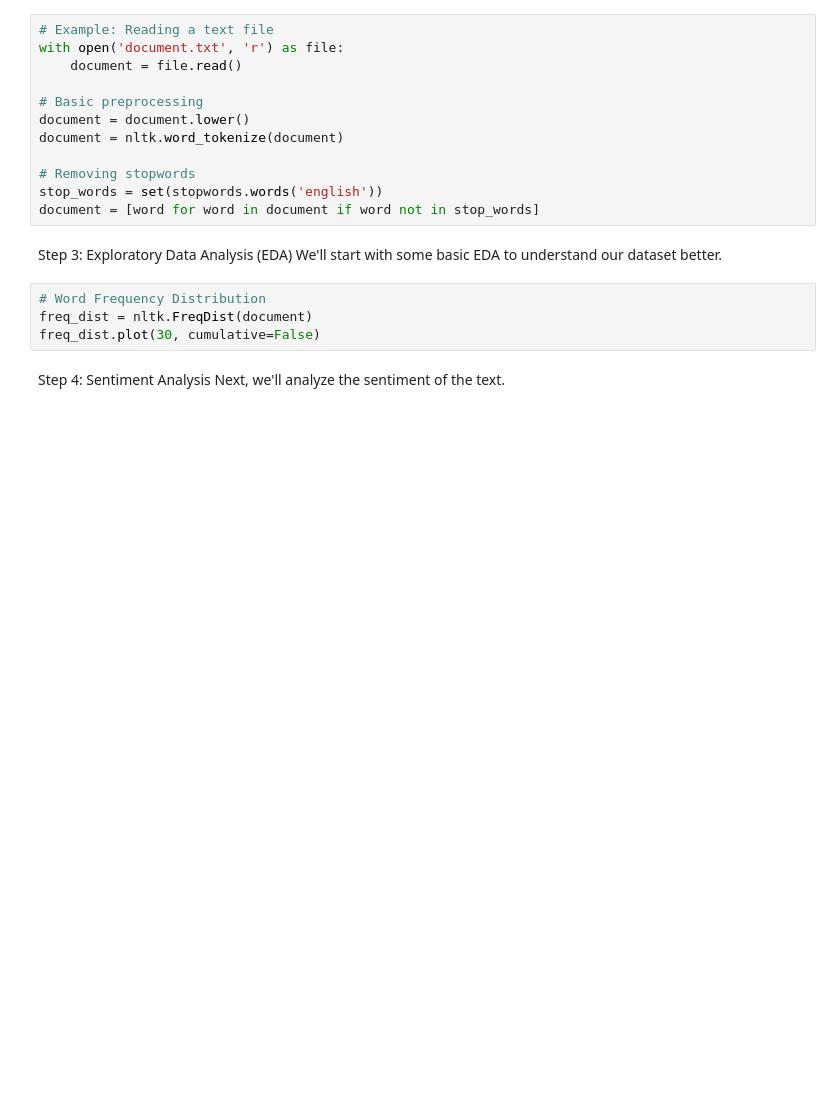
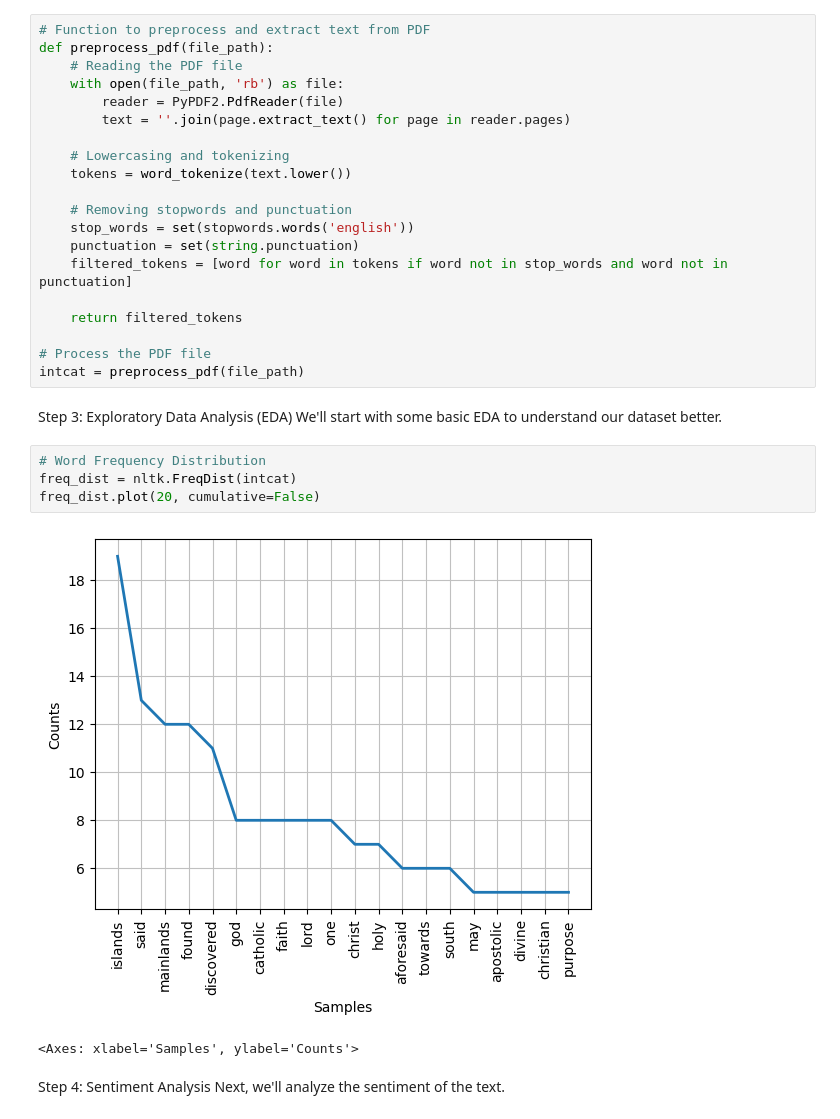
Before and after one commit to jbloewencolon/Analyzing-The-Doctrine-of-Discovery, a Jupyter notebook: Analyzing_the_DoD.ipynb, the cells around one changed output. Saved outputs shown, nothing was run; the diff lists cells and outputs as text; blank space fills up the shorter version.

```diff
--- a/Analyzing_the_DoD.ipynb
+++ b/Analyzing_the_DoD.ipynb
@@ -20,22 +44,33 @@ After sourcing the documents, we'll convert them into a text-readable format and
-# %%
-# Example: Reading a text file
-with open('document.txt', 'r') as file:
-    document = file.read()
-
-# Basic preprocessing
-document = document.lower()
-document = nltk.word_tokenize(document)
-
-# Removing stopwords
-stop_words = set(stopwords.words('english'))
-document = [word for word in document if word not in stop_words]
+# %%
+# Function to preprocess and extract text from PDF
+def preprocess_pdf(file_path):
+    # Reading the PDF file
+    with open(file_path, 'rb') as file:
+        reader = PyPDF2.PdfReader(file)
+        text = ''.join(page.extract_text() for page in reader.pages)
+
+    # Lowercasing and tokenizing
+    tokens = word_tokenize(text.lower())
+
+    # Removing stopwords and punctuation
+    stop_words = set(stopwords.words('english'))
+    punctuation = set(string.punctuation)
+    filtered_tokens = [word for word in tokens if word not in stop_words and word not in punctuation]
+
+    return filtered_tokens
+
+# Process the PDF file
+intcat = preprocess_pdf(file_path)
 # %% [markdown]
 Step 3: Exploratory Data Analysis (EDA)
 We'll start with some basic EDA to understand our dataset better.
 # %%
 # Word Frequency Distribution
-freq_dist = nltk.FreqDist(document)
-freq_dist.plot(30, cumulative=False)
+freq_dist = nltk.FreqDist(intcat)
+freq_dist.plot(20, cumulative=False)
+# %% [output]
+[figure, added]
+<Axes: xlabel='Samples', ylabel='Counts'>
 # %% [markdown]
 Step 4: Sentiment Analysis
 Next, we'll analyze the sentiment of the text.
```
Also changed, not shown: parts of 8 cells of this notebook.
